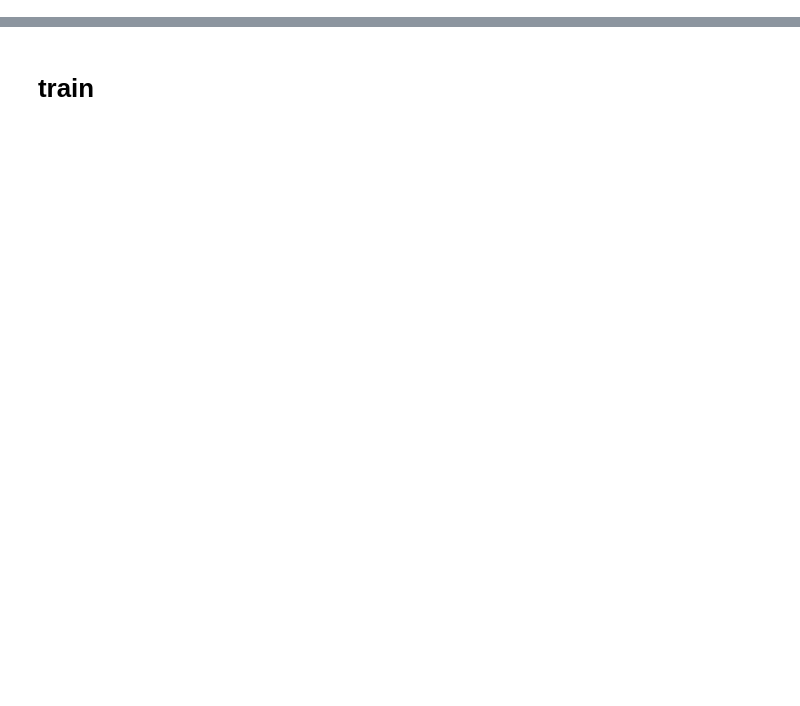
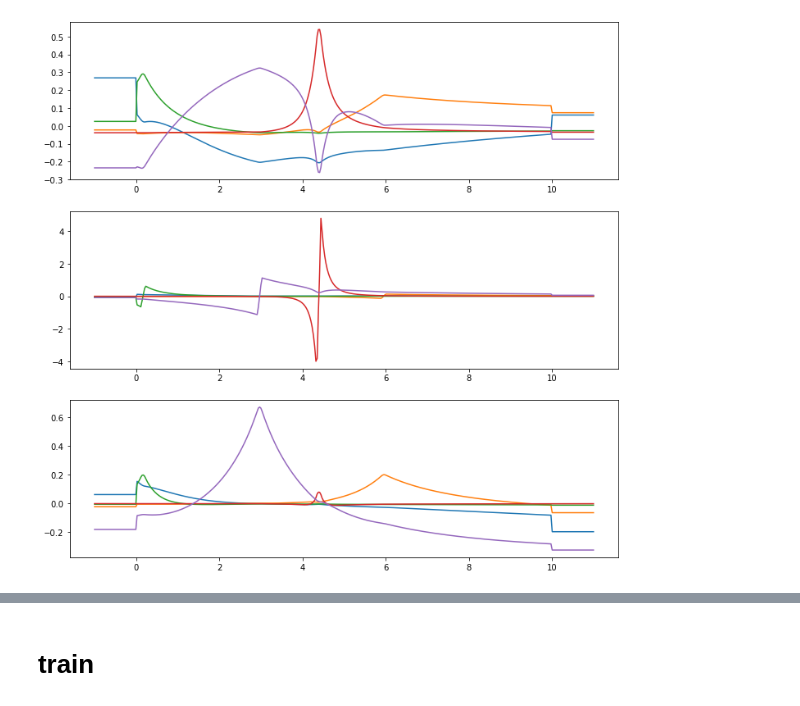
Before and after one commit to Intelligent-Instruments-Lab/iil-python-tools, a Jupyter notebook: notebook/midi.ipynb, the cells around one changed output, grey strips where cells are left out. Cells and saved outputs as stored; diff of their text form; code cells hidden in the pictures; blank space fills up the shorter version.

```diff
--- a/notebook/midi.ipynb
+++ b/notebook/midi.ipynb
@@ -59 +87,17 @@ plt.scatter(batch['time'][i].cumsum(0), batch['pitch'][i])
+# %%
+grads = []
+h2 = (h[i:i+1]*2).clone().requires_grad_(True)
+x = torch.linspace(lo-1,hi+1,bins*4)
+for t in tqdm(x):
+    h2.grad = None
+    dist(h2, t[None,None])['log_prob'].backward()
+    grads.append(h2.grad.detach().clone())
+grads = torch.stack(grads, -1)[0]
+# %%
+fig, ax = plt.subplots(3,1,figsize=(12,12))
+gs = grads.chunk(3, 0)
+for a, g in zip(ax, gs):
+    a.plot(x, g.t())
+# %% [output]
+[figure, added]
 # %%
```
Also changed, not shown: parts of 16 cells of this notebook, 1 other file.
